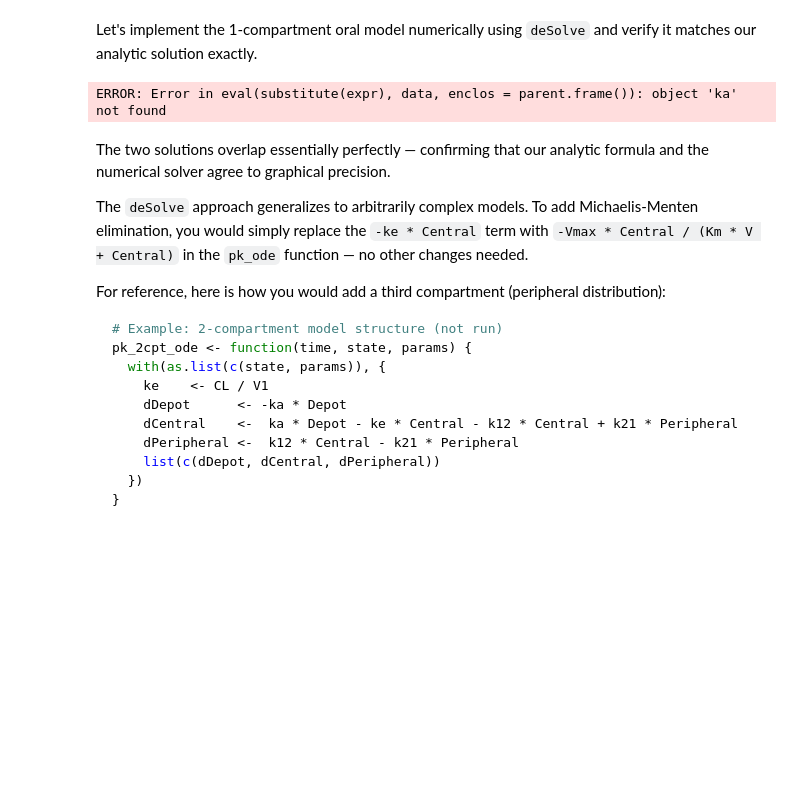
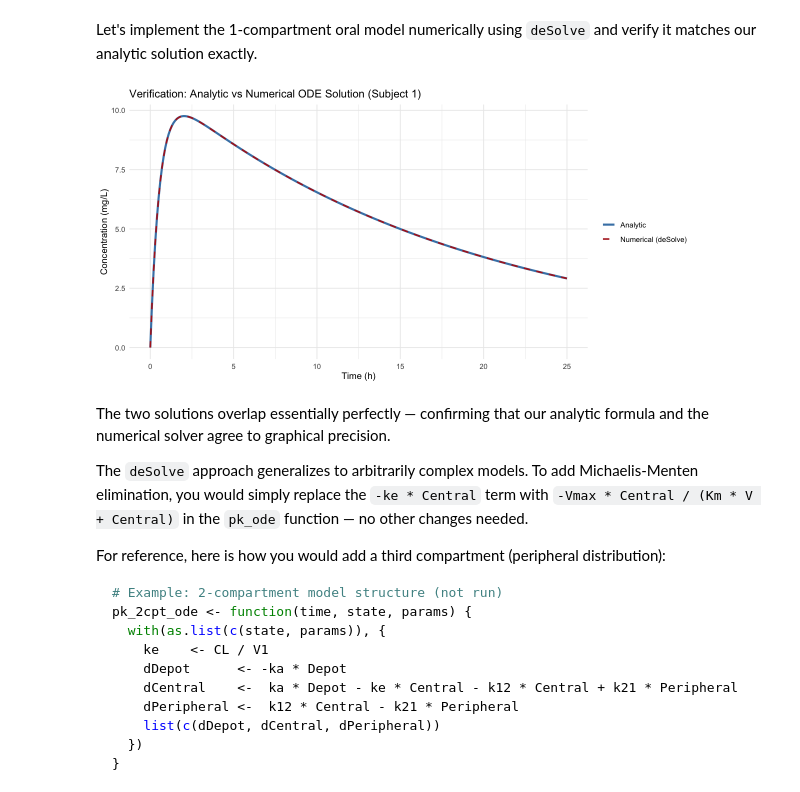
Before and after one commit to aelmokadem/uconn-systems-biology-fall2026, a Jupyter notebook: pkpd-lecture-v3.ipynb, the cells around one changed output. Cells and saved outputs as stored; diff of their text form; code cells hidden in the pictures; blank space fills up the shorter version.

```diff
--- a/pkpd-lecture-v3.ipynb
+++ b/pkpd-lecture-v3.ipynb
@@ -1029,39 +1029,39 @@ pk_ode <- function(time, state, params) {
 }
 
 # Parameters (use Subject 1 fitted values)
-ode_params <- c(ka = params["ka"], CL = params["CL"], V = params["V"])
+ode_params <- c(ka = params[["ka"]], CL = params[["CL"]], V = params[["V"]])
 
 # Initial conditions: all drug starts in the Depot
 # Central = 0 because no drug has absorbed yet
 init_state <- c(Depot = sub1$Dose[1], Central = 0)
 
 times <- seq(0, 25, by = 0.1)
 
 # Solve the ODE system
 ode_out <- ode(y = init_state, times = times, func = pk_ode, parms = ode_params)
 ode_df  <- as.data.frame(ode_out)
 
 # Convert central compartment AMOUNT to CONCENTRATION (divide by V)
 ode_df$C_numeric  <- ode_df$Central / params["V"]
 
 # Also compute the analytic solution for comparison
 ode_df$C_analytic <- pk_oral(times, sub1$Dose[1],
                              params["ka"], params["CL"], params["V"])
 
 # Plot both
 ggplot(ode_df, aes(x = time)) +
   geom_line(aes(y = C_analytic, color = "Analytic"),         linewidth = 1.2) +
   geom_line(aes(y = C_numeric,  color = "Numerical (deSolve)"),
             linetype = "dashed", linewidth = 0.9) +
   scale_color_manual(values = c("Analytic" = "steelblue",
                                 "Numerical (deSolve)" = "firebrick")) +
   labs(
     title = "Verification: Analytic vs Numerical ODE Solution (Subject 1)",
     x = "Time (h)", y = "Concentration (mg/L)", color = NULL
   ) +
   theme_minimal()
 # %% [output]
-ERROR: Error in eval(substitute(expr), data, enclos = parent.frame()): object 'ka' not found
+[figure, added]
 # %% [markdown]
 The two solutions overlap essentially perfectly — confirming that our analytic formula and the numerical solver agree to graphical precision.
 
```
